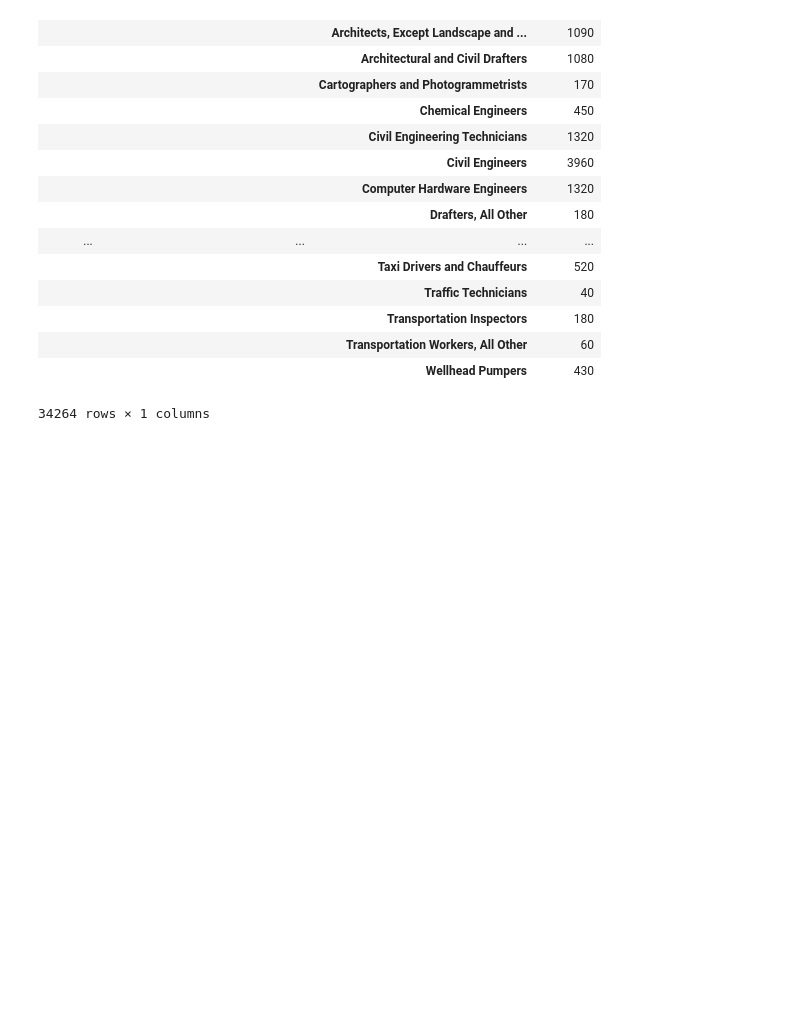
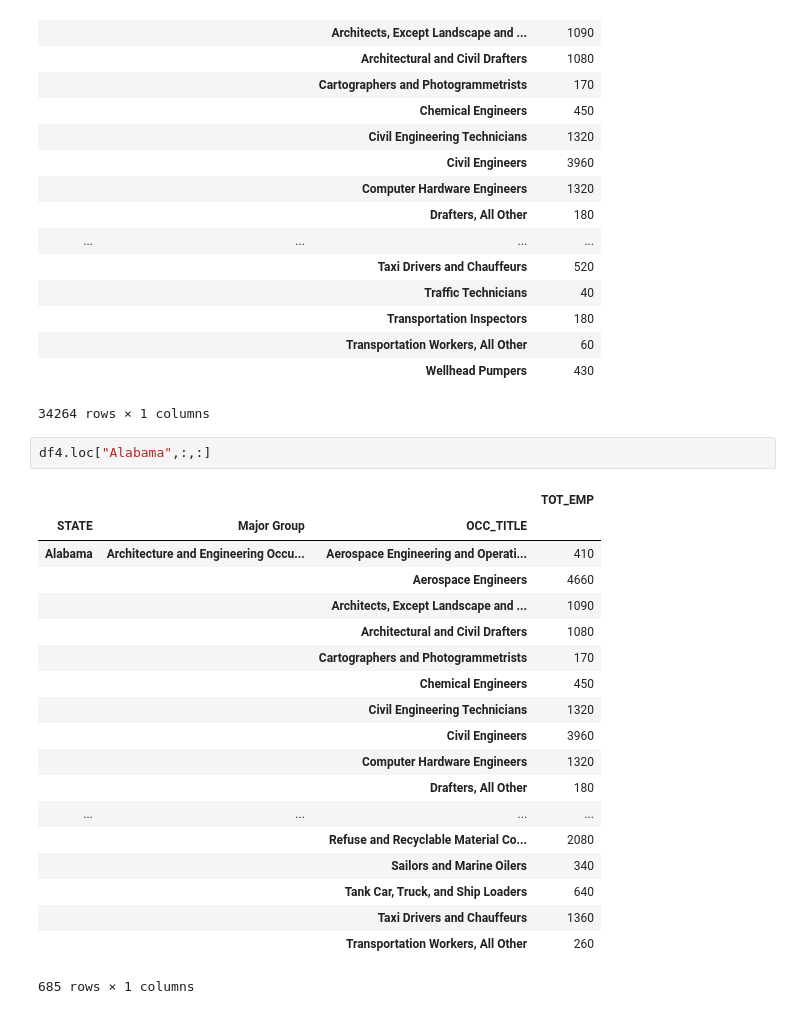
Before and after one commit to paulgarias/Project2_USBLS, a Jupyter notebook: Project2_PaulGArias_testbed.ipynb, the cells around one changed output. Saved outputs shown, nothing was run; the diff lists cells and outputs as text; blank space fills up the shorter version.

```diff
--- a/Project2_PaulGArias_testbed.ipynb
+++ b/Project2_PaulGArias_testbed.ipynb
@@ -94,3 +94,25 @@ df4
 |  |  | Transportation Workers, All Other | 60 |
 |  |  | Wellhead Pumpers | 430 |
 34264 rows × 1 columns
+# %%
+df4.loc["Alabama",:,:]
+# %% [output]
+|  |  |  | TOT_EMP |
+| STATE | Major Group | OCC_TITLE |  |
+| Alabama | Architecture and Engineering Occu... | Aerospace Engineering and Operati... | 410 |
+|  |  | Aerospace Engineers | 4660 |
+|  |  | Architects, Except Landscape and ... | 1090 |
+|  |  | Architectural and Civil Drafters | 1080 |
+|  |  | Cartographers and Photogrammetrists | 170 |
+|  |  | Chemical Engineers | 450 |
+|  |  | Civil Engineering Technicians | 1320 |
+|  |  | Civil Engineers | 3960 |
+|  |  | Computer Hardware Engineers | 1320 |
+|  |  | Drafters, All Other | 180 |
+| ... | ... | ... | ... |
+|  |  | Refuse and Recyclable Material Co... | 2080 |
+|  |  | Sailors and Marine Oilers | 340 |
+|  |  | Tank Car, Truck, and Ship Loaders | 640 |
+|  |  | Taxi Drivers and Chauffeurs | 1360 |
+|  |  | Transportation Workers, All Other | 260 |
+685 rows × 1 columns
```
Also changed, not shown: parts of 13 cells of this notebook, 1 other file.
